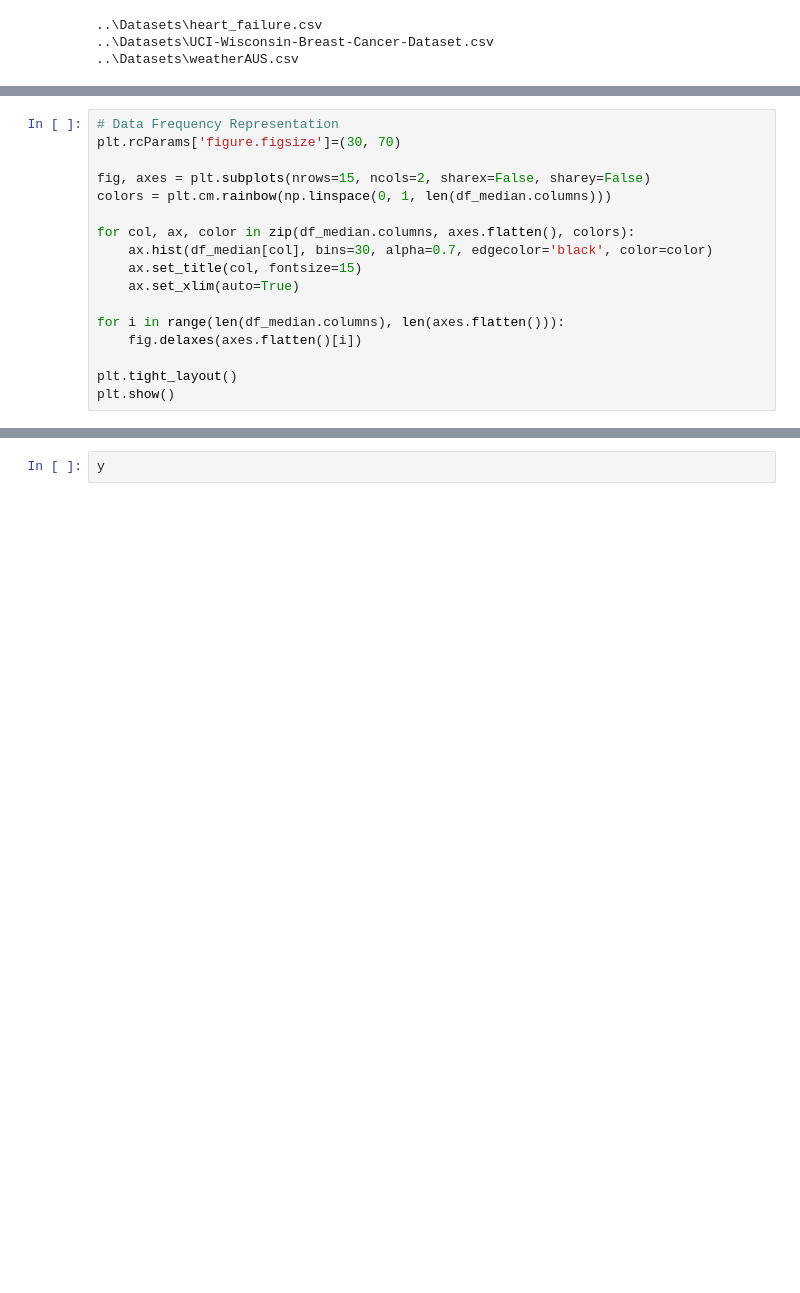
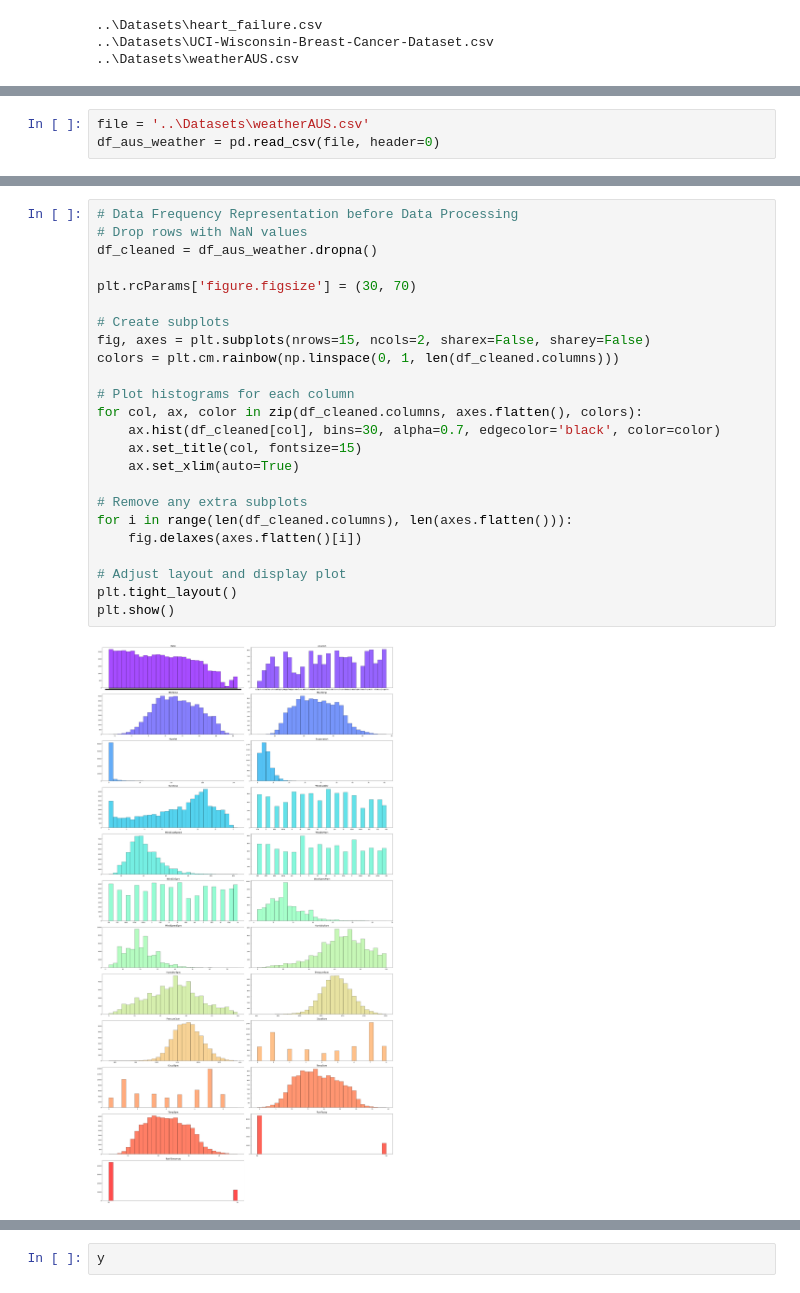
Before and after one commit to AlienVisitor/Everything-Data, a Jupyter notebook: Analysis/rain_in_australia.ipynb, the cells around one changed output, grey strips where cells are left out. Cells and saved outputs as stored; diff of their text form; blank space fills up the shorter version.

Commit message:
Employed better cleaning and processing methods

```diff
--- a/Analysis/rain_in_australia.ipynb
+++ b/Analysis/rain_in_australia.ipynb
@@ -189,17 +29,0 @@ df_median[columns_to_bfill] = df_median[columns_to_bfill].fillna(method='bfill')
-# %%
-# Data Frequency Representation
-plt.rcParams['figure.figsize']=(30, 70)
-
-fig, axes = plt.subplots(nrows=15, ncols=2, sharex=False, sharey=False)
-colors = plt.cm.rainbow(np.linspace(0, 1, len(df_median.columns)))
-
-for col, ax, color in zip(df_median.columns, axes.flatten(), colors):
-    ax.hist(df_median[col], bins=30, alpha=0.7, edgecolor='black', color=color)
-    ax.set_title(col, fontsize=15)
-    ax.set_xlim(auto=True)
-
-for i in range(len(df_median.columns), len(axes.flatten())):
-    fig.delaxes(axes.flatten()[i])
-
-plt.tight_layout()
-plt.show()
@@ -283,0 +30,3 @@ X.drop(
+# %%
+file = '..\Datasets\weatherAUS.csv'
+df_aus_weather = pd.read_csv(file, header=0)
@@ -283,0 +49,26 @@ X.drop(
+# %%
+# Data Frequency Representation before Data Processing
+# Drop rows with NaN values
+df_cleaned = df_aus_weather.dropna()
+
+plt.rcParams['figure.figsize'] = (30, 70)
+
+# Create subplots
+fig, axes = plt.subplots(nrows=15, ncols=2, sharex=False, sharey=False)
+colors = plt.cm.rainbow(np.linspace(0, 1, len(df_cleaned.columns)))
+
+# Plot histograms for each column
+for col, ax, color in zip(df_cleaned.columns, axes.flatten(), colors):
+    ax.hist(df_cleaned[col], bins=30, alpha=0.7, edgecolor='black', color=color)
+    ax.set_title(col, fontsize=15)
+    ax.set_xlim(auto=True)
+
+# Remove any extra subplots
+for i in range(len(df_cleaned.columns), len(axes.flatten())):
+    fig.delaxes(axes.flatten()[i])
+
+# Adjust layout and display plot
+plt.tight_layout()
+plt.show()
+# %% [output]
+[figure, added]
```
Also changed, not shown: parts of 61 cells of this notebook.
